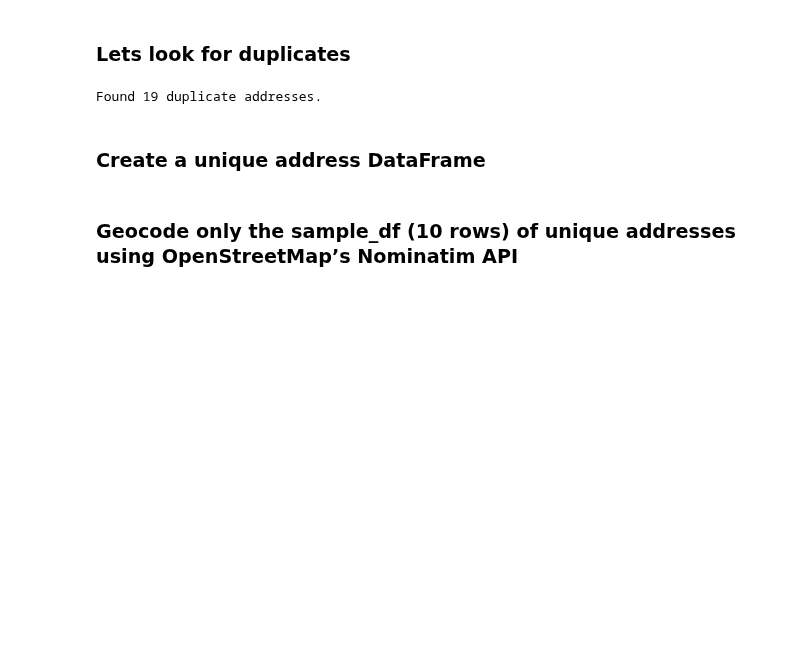
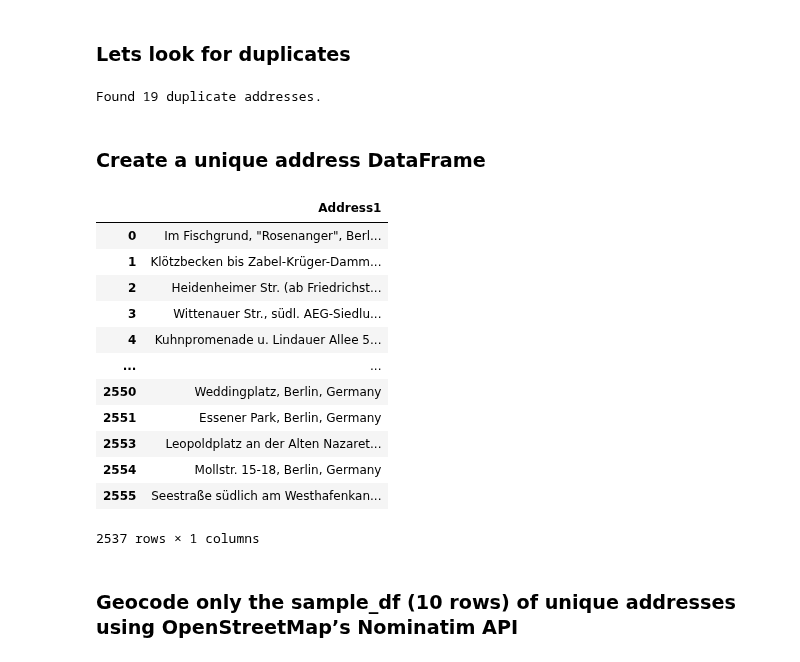
Before and after one commit to webeet-io/layered-populate-data-pool-da, a Jupyter notebook: recreational_zones/scripts/data_transformation_public_parks.ipynb, the cells around one changed output. Cells and saved outputs as stored; diff of their text form; code cells hidden in the pictures; blank space fills up the shorter version.

```diff
--- a/recreational_zones/scripts/data_transformation_public_parks.ipynb
+++ b/recreational_zones/scripts/data_transformation_public_parks.ipynb
@@ -119,6 +226,21 @@ Found 19 duplicate addresses.
 ### Create a unique address DataFrame
 # %%
 unique_addresses = df[['Address1']].drop_duplicates().copy()
+unique_addresses
+# %% [output]
+|  | Address1 |
+| 0 | Im Fischgrund, "Rosenanger", Berl... |
+| 1 | Klötzbecken bis Zabel-Krüger-Damm... |
+| 2 | Heidenheimer Str. (ab Friedrichst... |
+| 3 | Wittenauer Str., südl. AEG-Siedlu... |
+| 4 | Kuhnpromenade u. Lindauer Allee 5... |
+| ... | ... |
+| 2550 | Weddingplatz, Berlin, Germany |
+| 2551 | Essener Park, Berlin, Germany |
+| 2553 | Leopoldplatz an der Alten Nazaret... |
+| 2554 | Mollstr. 15-18, Berlin, Germany |
+| 2555 | Seestraße südlich am Westhafenkan... |
+2537 rows × 1 columns
 # %% [markdown]
 ### Geocode only the sample_df (10 rows) of unique addresses using OpenStreetMap’s Nominatim API
 # %%
```
Also changed, not shown: parts of 21 cells of this notebook, 1 other file.
